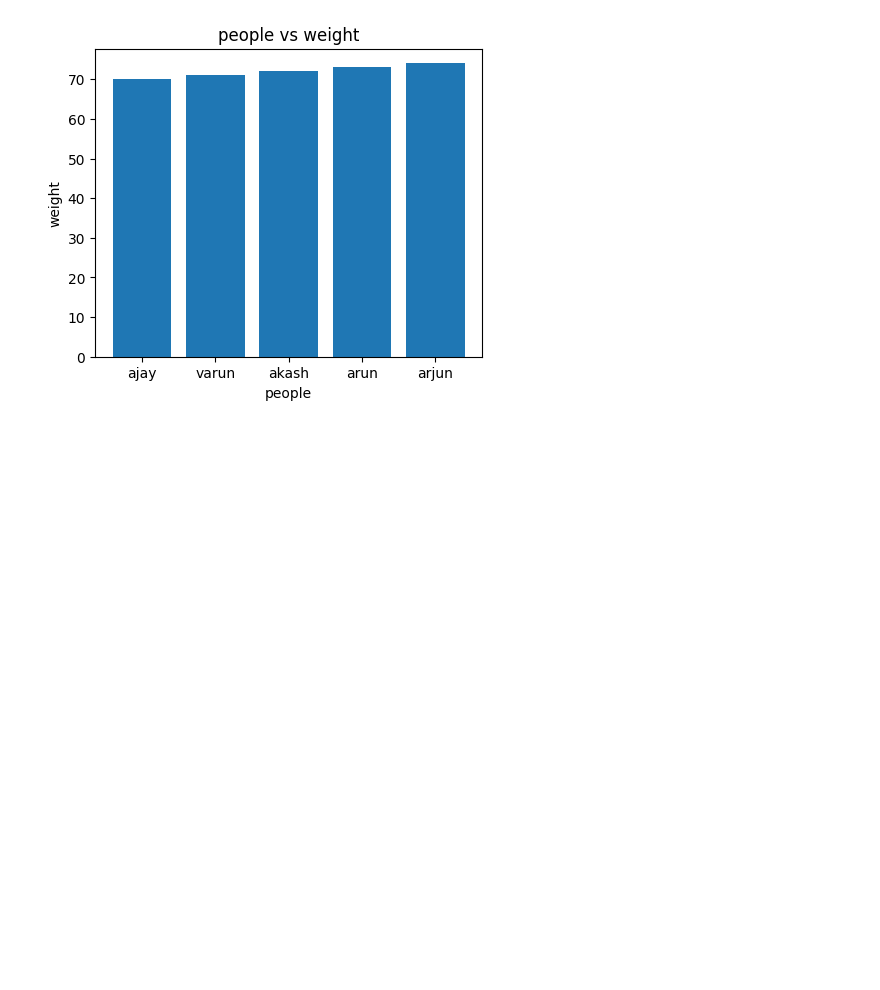
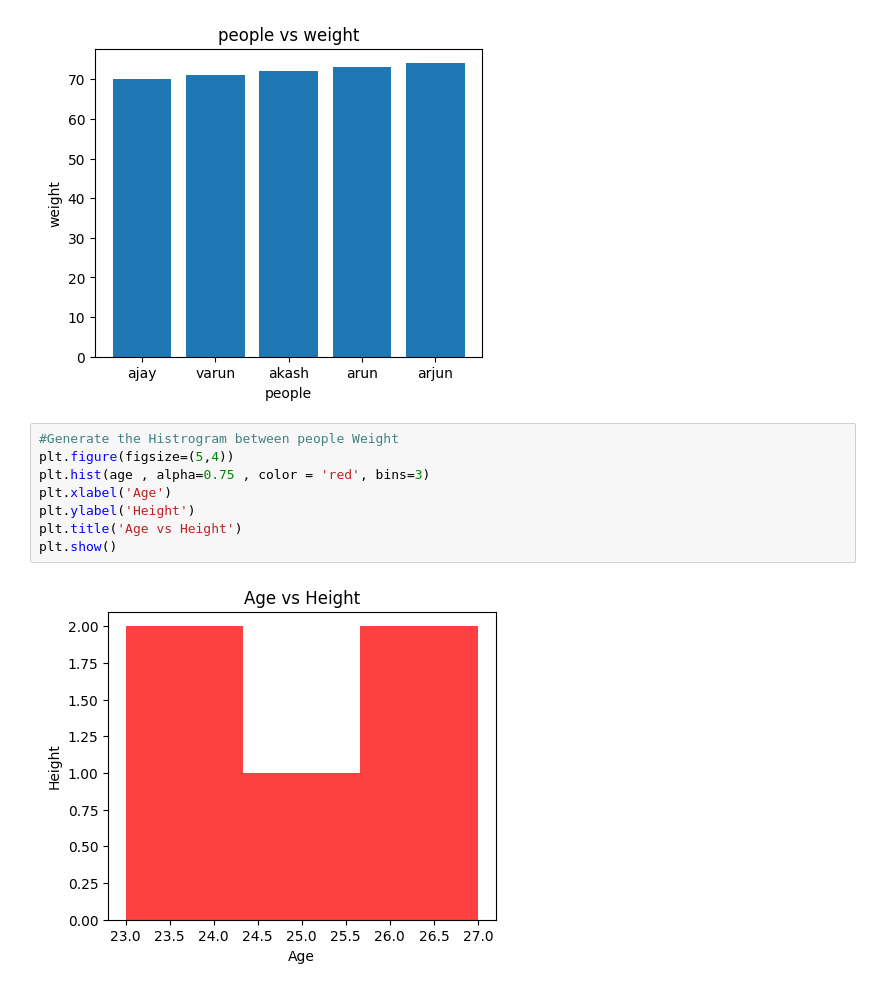
Before and after one commit to Trisha81/AIML-2025, a Jupyter notebook: Lab01_AIML.ipynb, the cells around one changed output. Drawn from its saved outputs; the diff is of its cells as text; blank space fills up the shorter version.

```diff
--- a/Lab01_AIML.ipynb
+++ b/Lab01_AIML.ipynb
@@ -88,3 +88,13 @@ plt.title('people vs weight')
 plt.show()
 # %% [output]
 [figure]
+# %%
+#Generate the Histrogram between people Weight
+plt.figure(figsize=(5,4))
+plt.hist(age , alpha=0.75 , color = 'red', bins=3)
+plt.xlabel('Age')
+plt.ylabel('Height')
+plt.title('Age vs Height')
+plt.show()
+# %% [output]
+[figure, added]
```
